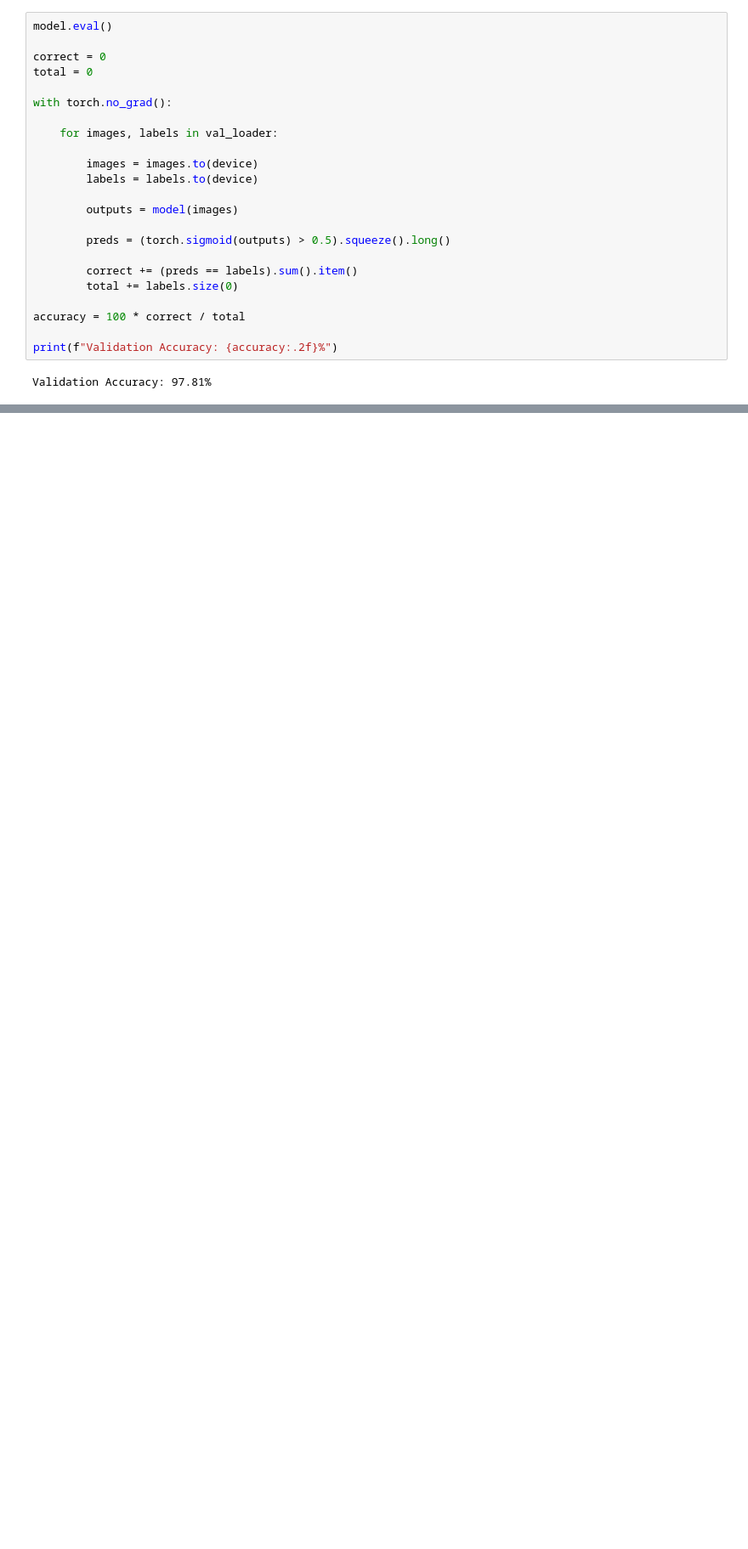
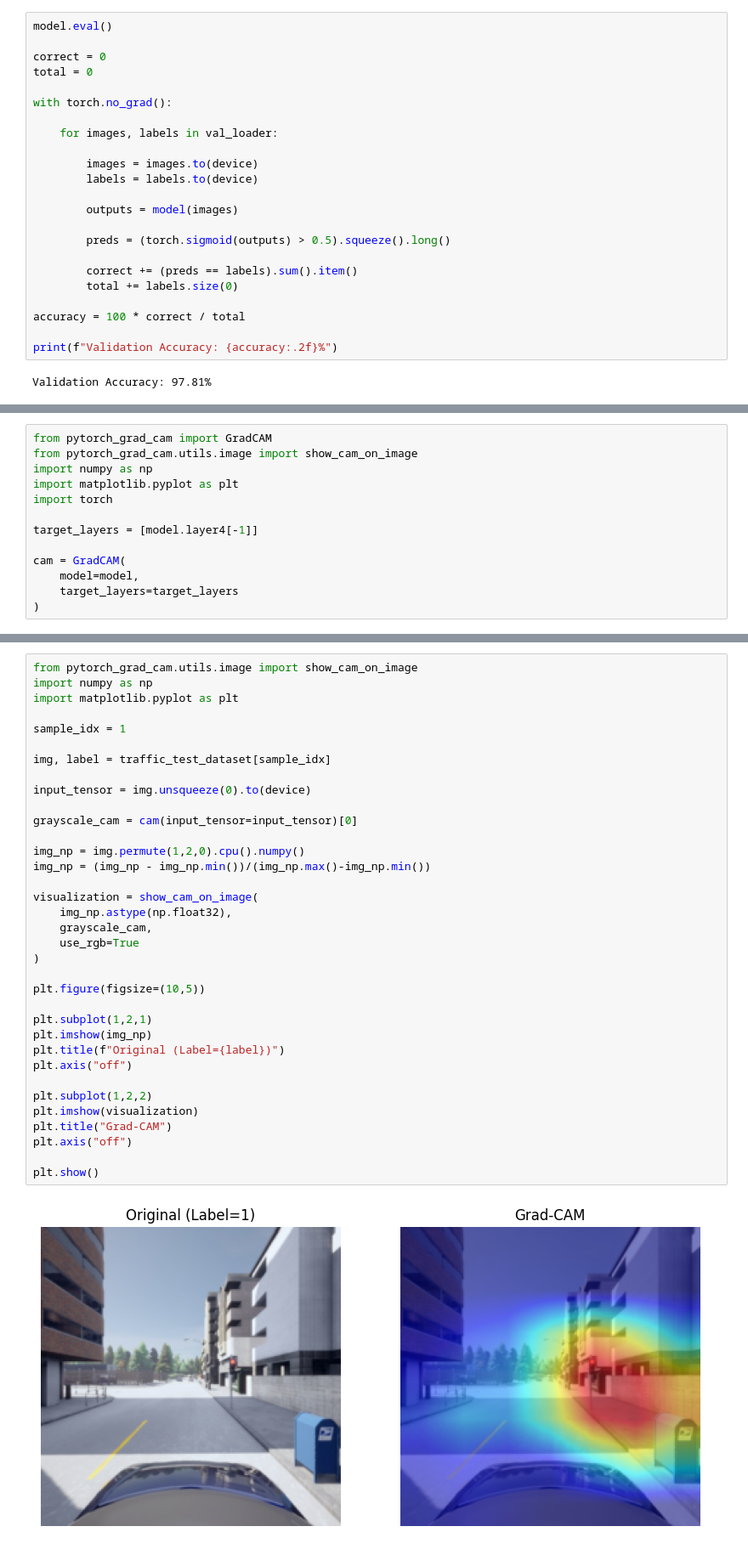
Before and after one commit to vinitdarji16/MLS-Exercise, a Jupyter notebook: MLS_exercises3_final.ipynb, the cells around one changed output, grey strips where cells are left out. Shown at 85% size. Cells and saved outputs as stored; diff of their text form; blank space fills up the shorter version.

```diff
--- a/MLS_exercises3_final.ipynb
+++ b/MLS_exercises3_final.ipynb
@@ -453,0 +507,13 @@ F1 Score : 0.9595134004942026
+# %%
+from pytorch_grad_cam import GradCAM
+from pytorch_grad_cam.utils.image import show_cam_on_image
+import numpy as np
+import matplotlib.pyplot as plt
+import torch
+
+target_layers = [model.layer4[-1]]
+
+cam = GradCAM(
+    model=model,
+    target_layers=target_layers
+)
@@ -453,0 +563,37 @@ F1 Score : 0.9595134004942026
+# %%
+from pytorch_grad_cam.utils.image import show_cam_on_image
+import numpy as np
+import matplotlib.pyplot as plt
+
+sample_idx = 1
+
+img, label = traffic_test_dataset[sample_idx]
+
+input_tensor = img.unsqueeze(0).to(device)
+
+grayscale_cam = cam(input_tensor=input_tensor)[0]
+
+img_np = img.permute(1,2,0).cpu().numpy()
+img_np = (img_np - img_np.min())/(img_np.max()-img_np.min())
+
+visualization = show_cam_on_image(
+    img_np.astype(np.float32),
+    grayscale_cam,
+    use_rgb=True
+)
+
+plt.figure(figsize=(10,5))
+
+plt.subplot(1,2,1)
+plt.imshow(img_np)
+plt.title(f"Original (Label={label})")
+plt.axis("off")
+
+plt.subplot(1,2,2)
+plt.imshow(visualization)
+plt.title("Grad-CAM")
+plt.axis("off")
+
+plt.show()
+# %% [output]
+[figure, added]
```
Also changed, not shown: parts of 12 cells of this notebook.
